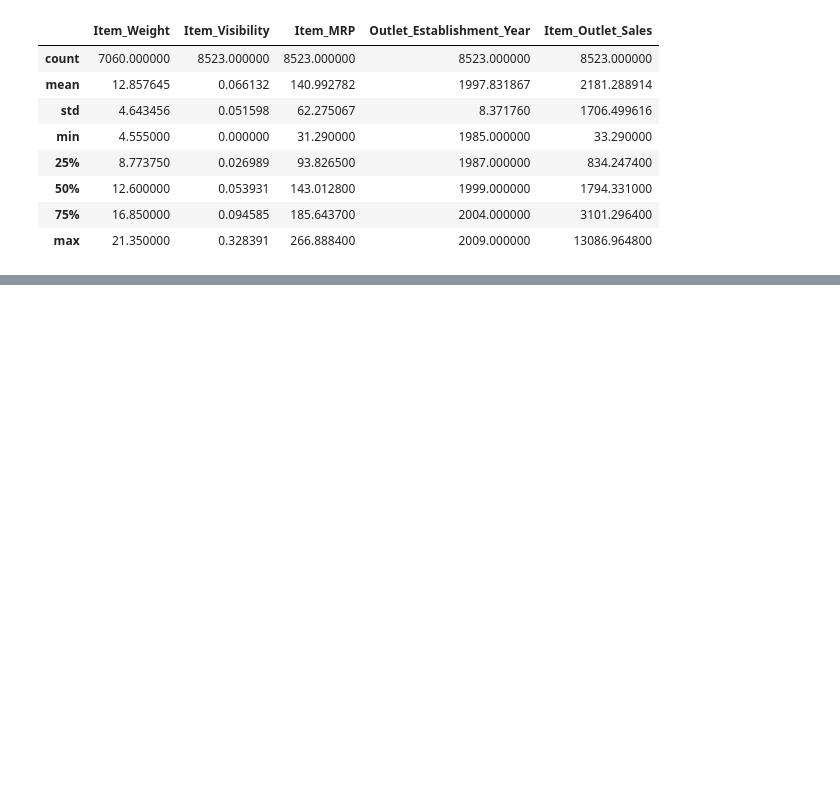
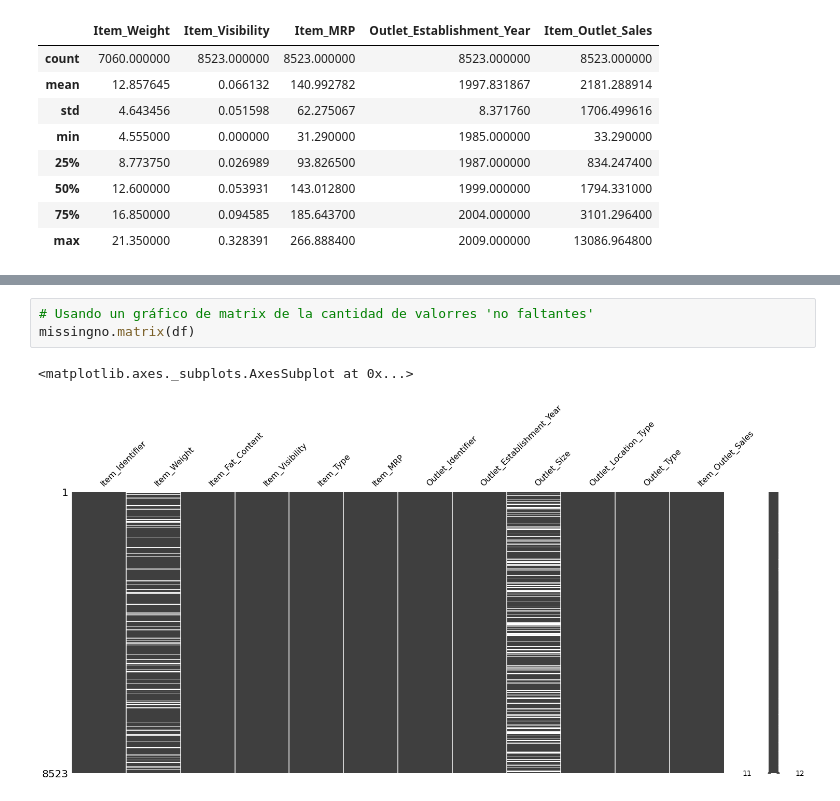
Before and after one commit to ejliendov/sales-prediccions, a Jupyter notebook: sales_predictions.ipynb, the cells around one changed output, grey strips where cells are left out. Cells and saved outputs as stored; diff of their text form; blank space fills up the shorter version.

```diff
--- a/sales_predictions.ipynb
+++ b/sales_predictions.ipynb
@@ -61,0 +101,6 @@ df.describe()
+# %%
+# Usando un gráfico de matrix de la cantidad de valorres 'no faltantes'
+missingno.matrix(df)
+# %% [output]
+<matplotlib.axes._subplots.AxesSubplot at 0x...>
+[figure, added]
```
Also changed, not shown: parts of 31 cells of this notebook.
